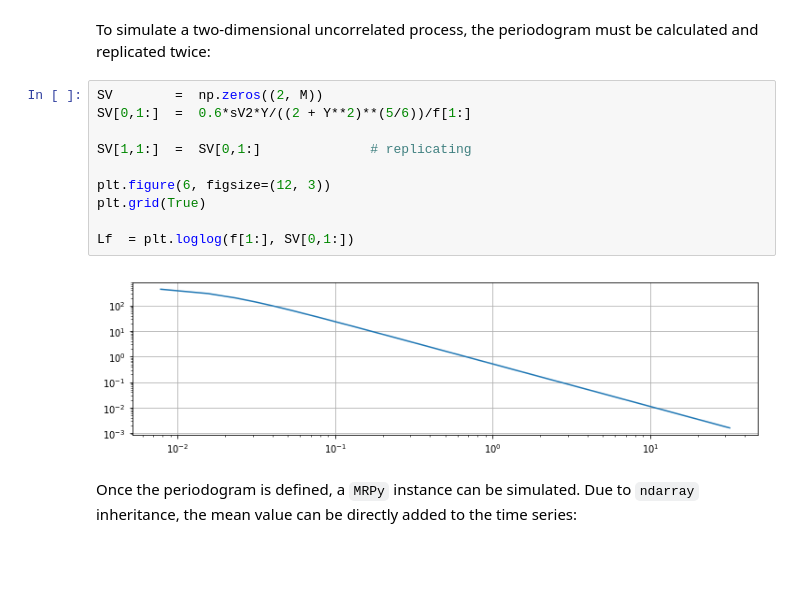
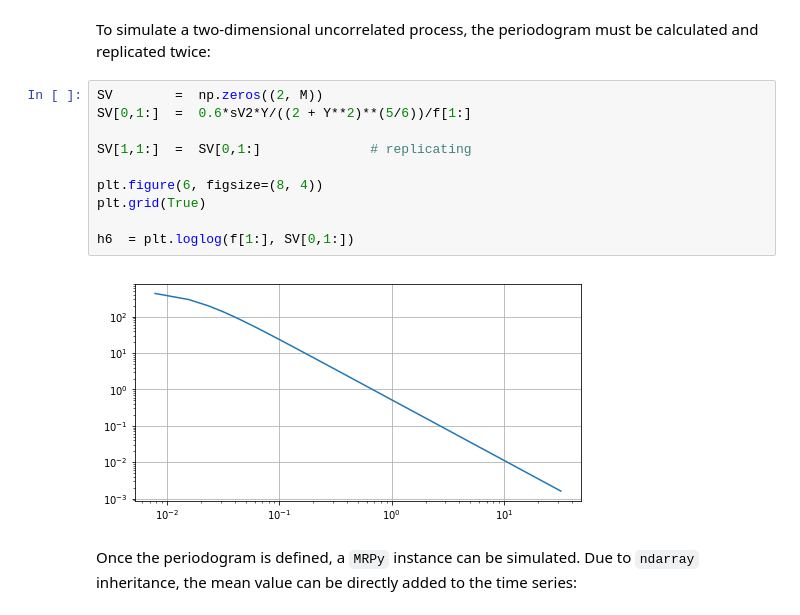
Before and after one commit to mmaiarocha/MRPy, a Jupyter notebook: MRPy_Notebook.ipynb, the cells around one changed output. Cells and saved outputs as stored; diff of their text form; blank space fills up the shorter version.

````diff
--- a/MRPy_Notebook.ipynb
+++ b/MRPy_Notebook.ipynb
@@ -244,15 +251,15 @@ To simulate a two-dimensional uncorrelated process, the periodogram must be calc
 # %%
 SV        =  np.zeros((2, M))
 SV[0,1:]  =  0.6*sV2*Y/((2 + Y**2)**(5/6))/f[1:]
 
 SV[1,1:]  =  SV[0,1:]              # replicating
 
-plt.figure(6, figsize=(12, 3))
+plt.figure(6, figsize=(8, 4))
 plt.grid(True)
 
-Lf  = plt.loglog(f[1:], SV[0,1:])
+h6  = plt.loglog(f[1:], SV[0,1:])
 # %% [output]
-[figure, old version]
+[figure, new version]
 # %% [markdown]
 Once the periodogram is defined, a ```MRPy``` instance can be simulated. Due to ```ndarray``` inheritance, the mean value can be directly added to the time series:
 # %%
````
Also changed, not shown: parts of 29 cells of this notebook, 1 other file.
